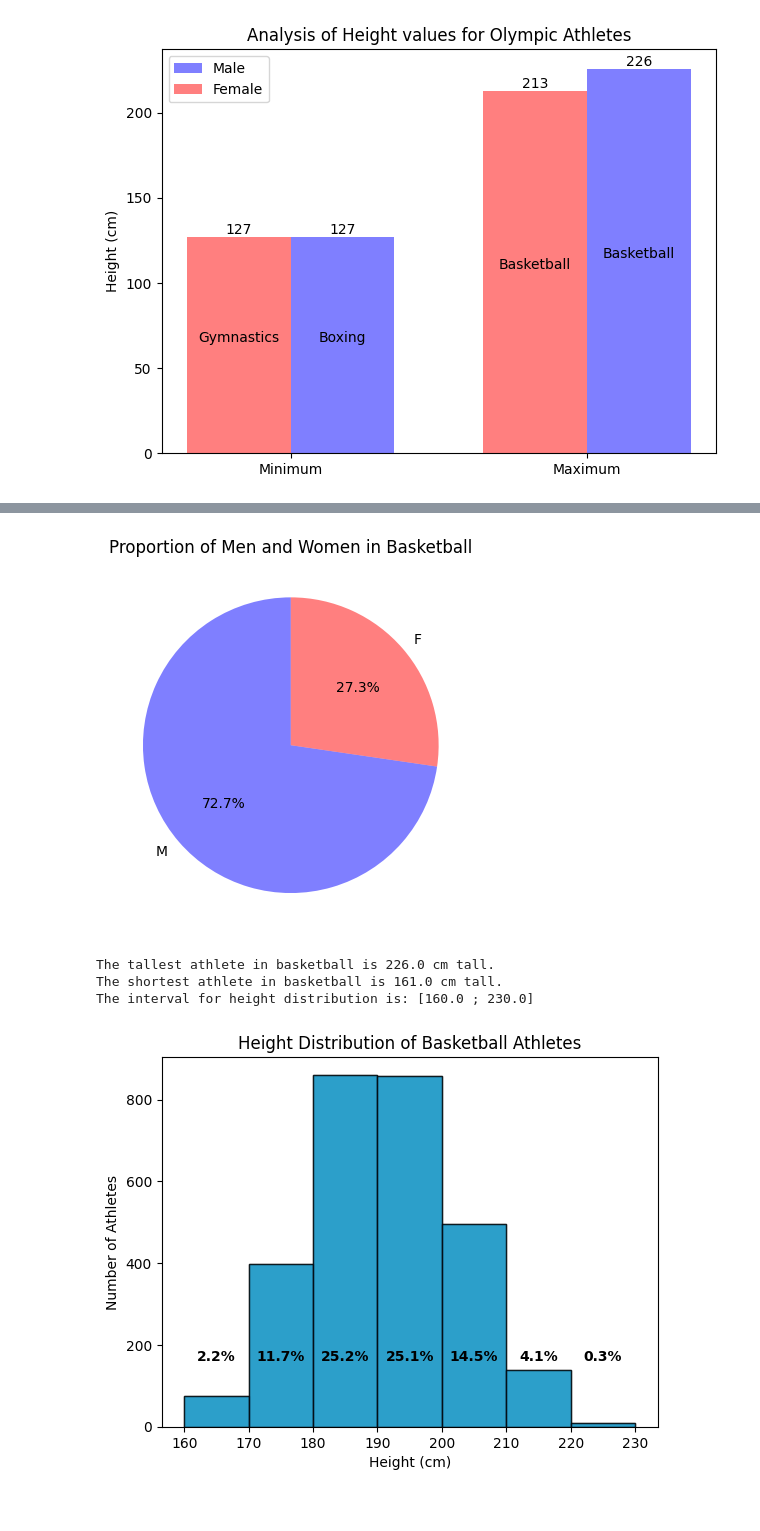
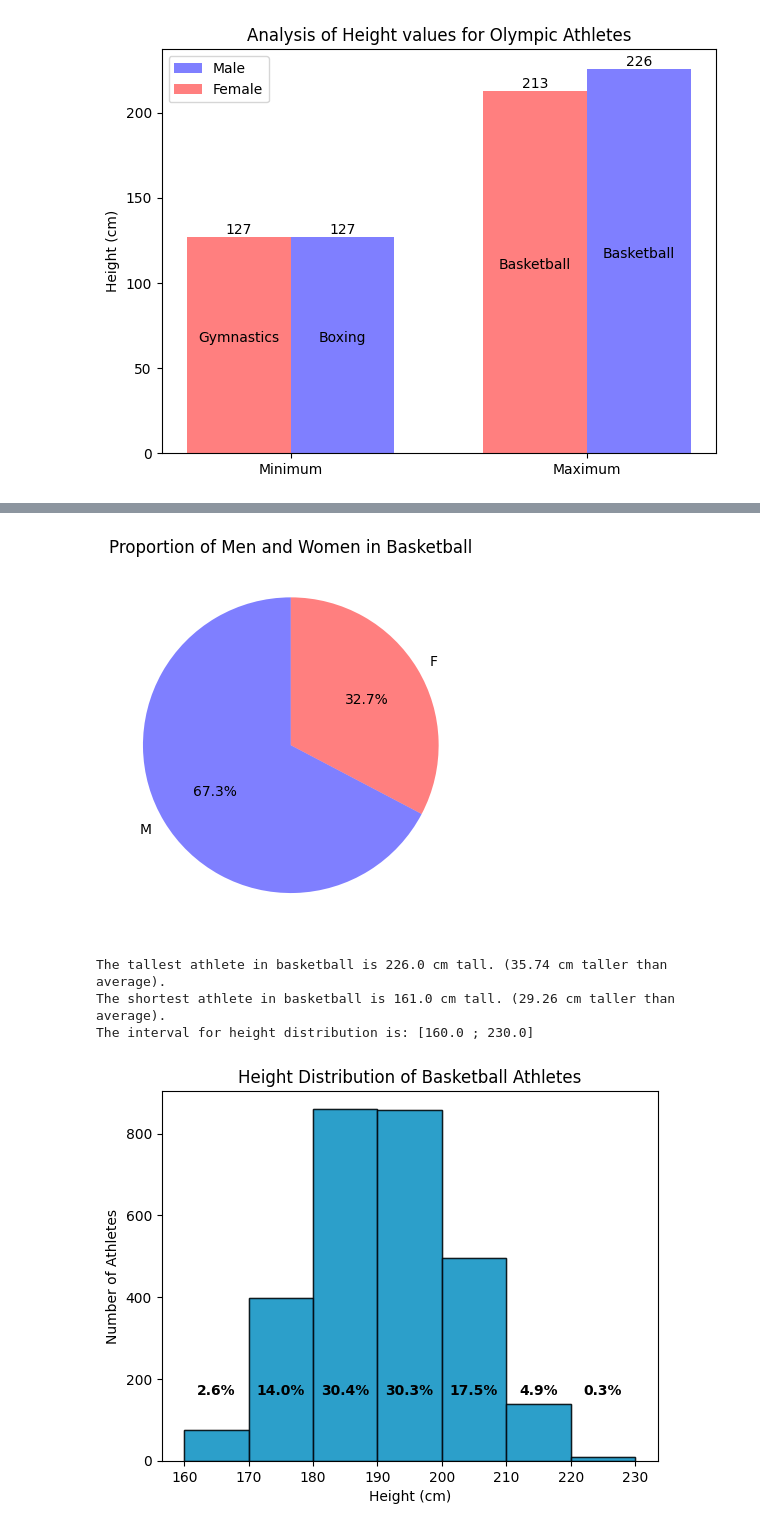
Before and after one commit to liza-no/CS450_Programming_Course, a Jupyter notebook: data-exploration.ipynb, the cells around one changed output, grey strips where cells are left out. Cells and saved outputs as stored; diff of their text form; code cells hidden in the pictures.

```diff
--- a/data-exploration.ipynb
+++ b/data-exploration.ipynb
@@ -137,25 +137,26 @@ athletes[athletes['Height'] == 127.0]
 # %%
 # See gender balance in Basketball
 # Filter DataFrame for Basketball records
-basketball_df = athletes[athletes['Sport'] == 'Basketball'].drop_duplicates(["ID"])
+basketball_df = athletes[athletes['Sport'] == 'Basketball'].drop_duplicates(["ID"]).dropna(subset=['Height'])
 
 # Count the number of occurrences of each gender in the filtered DataFrame
 gender_counts = basketball_df['Sex'].value_counts()
 
 # Create a pie chart
-plt.pie(gender_counts, labels=gender_counts.index, autopct='%1.1f%%', startangle=90, colors=['b', 'r'], wedgeprops=dict(alpha=opacity))
+plt.pie(gender_counts, labels=gender_counts.index, autopct='%1.1f%%',
+        startangle=90, colors=['b', 'r'], wedgeprops=dict(alpha=opacity))
 plt.title('Proportion of Men and Women in Basketball')
 plt.show()
 # %% [output]
-[figure, old version]
+[figure, new version]
 # %%
 # Get minimum and maximum height for basketball athletes to define the interval
-print(f'The tallest athlete in basketball is {basketball_df['Height'].max()} cm tall.')
-print(f'The shortest athlete in basketball is {basketball_df['Height'].min()} cm tall.')
+print(f'The tallest athlete in basketball is {basketball_df['Height'].max()} cm tall. ({basketball_df['Height'].max()-basketball_df['Height'].mean():.2f} cm taller than average).'  )
+print(f'The shortest athlete in basketball is {basketball_df['Height'].min()} cm tall. ({basketball_df['Height'].mean()-basketball_df['Height'].min():.2f} cm taller than average).')
 print(f'The interval for height distribution is: [{basketball_df['Height'].min() // 10 * 10} ; {basketball_df['Height'].max() // 10 * 10 + 10}]')
 # %% [output]
-The tallest athlete in basketball is 226.0 cm tall.
-The shortest athlete in basketball is 161.0 cm tall.
+The tallest athlete in basketball is 226.0 cm tall. (35.74 cm taller than average).
+The shortest athlete in basketball is 161.0 cm tall. (29.26 cm taller than average).
 The interval for height distribution is: [160.0 ; 230.0]
 # %%
 # Define the height intervals
```
Also changed, not shown: parts of 14 cells of this notebook.
